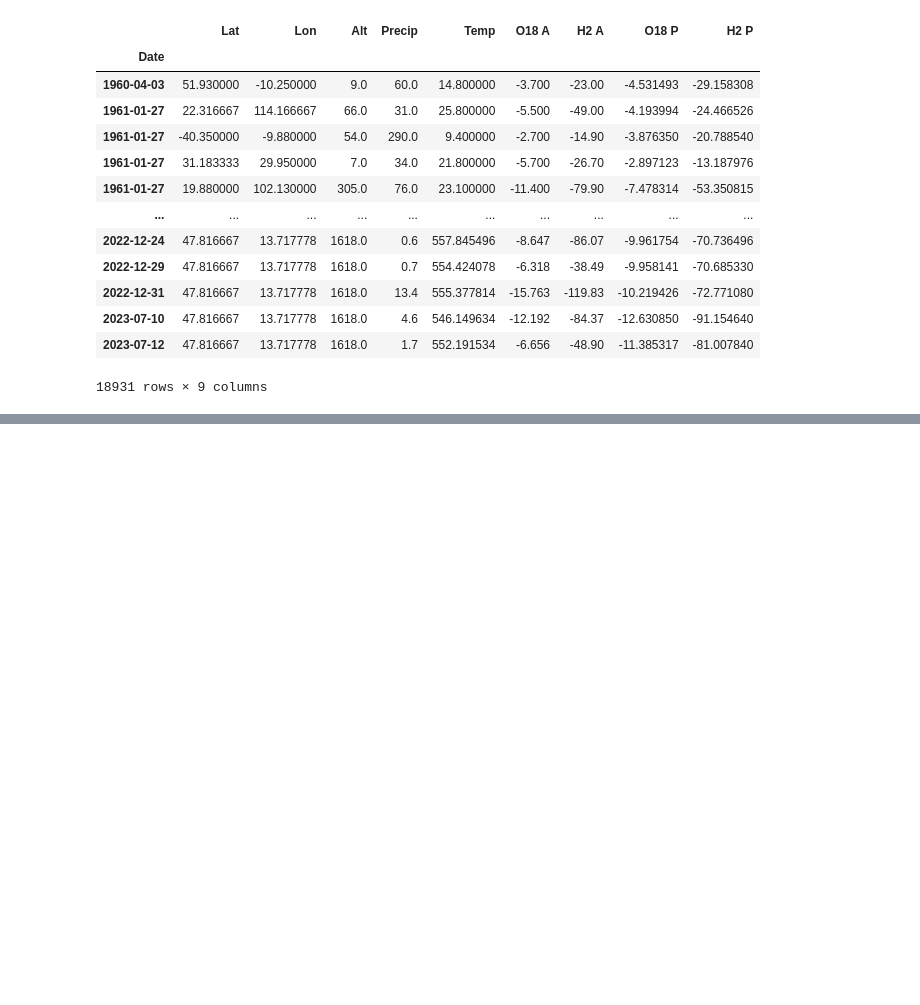
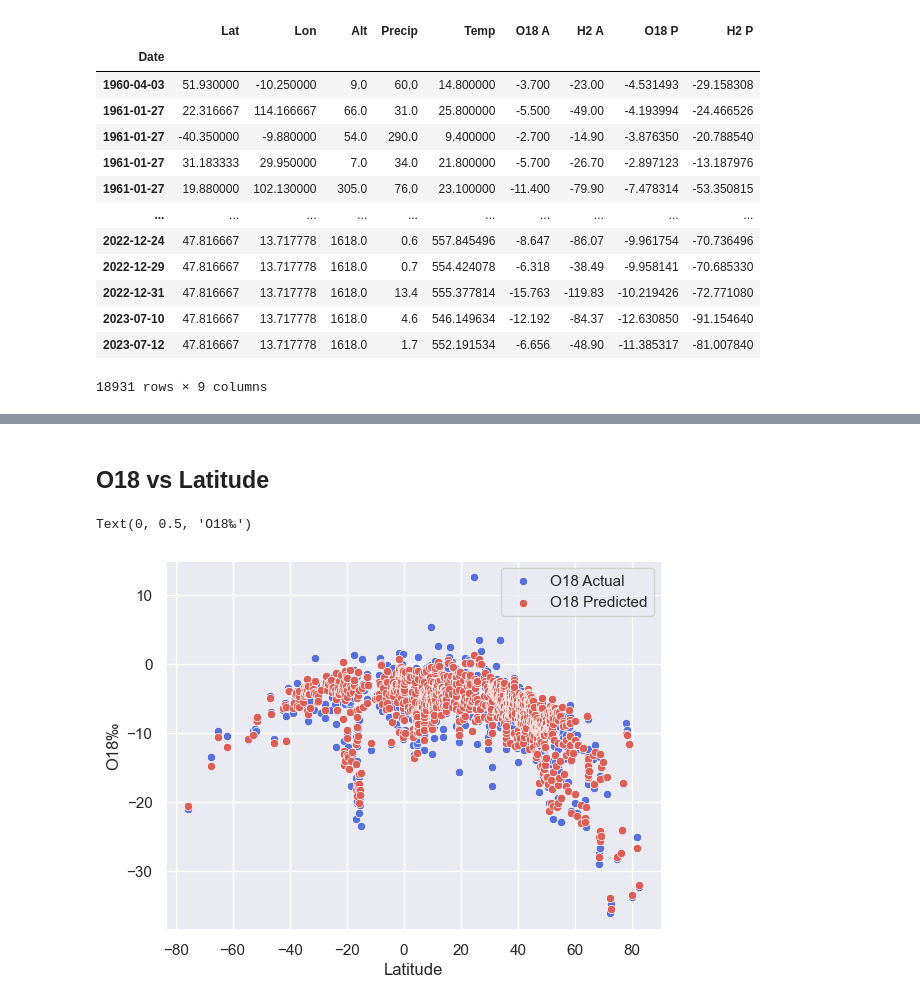
Before and after one commit to JaxtonGray/isoNet_Models, a Jupyter notebook: Stats/Stats_Model_1.ipynb, the cells around one changed output, grey strips where cells are left out. Cells and saved outputs as stored; diff of their text form; code cells hidden in the pictures; blank space fills up the shorter version.

Commit message:
Stats!

```diff
--- a/Stats/Stats_Model_1.ipynb
+++ b/Stats/Stats_Model_1.ipynb
@@ -15,0 +19,6 @@ import pandas as pd
+# %%
+# Set the style of the visualization
+sns.set_theme(style="darkgrid", palette="hls")
+palette = sns.color_palette("hls", 8)
+
+palette
@@ -19,7 +39,7 @@ modelNum = 1
 # %% [markdown]
 # Data Loading
 # %%
-df = pd.read_csv(f'../Models/Model_1/Model_{modelNum}_TestData.csv')
+df = pd.read_csv(f'../Models/Model_{modelNum}/Model_{modelNum}_TestData.csv')
 df.head()
 # %% [output]
 |  | Lat | Lon | Alt | Precip (mm) | Temp (°C) | Year | JulianDaySin | O18 (‰) Actual | ... |
@@ -79,9 +99,3 @@ df
 | 2023-07-10 | 47.816667 | 13.717778 | 1618.0 | 4.6 | 546.149634 | -12.192 | -84.37 | -12.630850 | -91.154640 |
 | 2023-07-12 | 47.816667 | 13.717778 | 1618.0 | 1.7 | 552.191534 | -6.656 | -48.90 | -11.385317 | -81.007840 |
 18931 rows × 9 columns
-# %%
-# Calculate the RMSE for each column
-from sklearn.metrics import mean_squared_error
-df['RMSE_O18'] = np.sqrt(mean_squared_error(df['O18 A'], df['O18 P']))
-df['RMSE_H2'] = np.sqrt(mean_squared_error(df['H2 A'], df['H2 P']))
-df
@@ -146,6 +121,3 @@ dfStats.columns = [
     'H2 A_mean', 'H2 A_std',
     'H2 P_mean', 'H2 P_std'
 ]
-dfStats.set_index(['Lat', 'Lon'], inplace=True)
-
-dfStats.merge(correlations, on=['Lat', 'Lon'])
@@ -166,0 +128,15 @@ dfStats.merge(correlations, on=['Lat', 'Lon'])
+# %% [markdown]
+## O18 vs Latitude
+# %%
+# Scatter plots of O18 Actual vs Predicted
+plt.clf()
+sns.scatterplot(data=dfStats, x='Lat', y='O18 A_mean', color=palette[5], label='O18 Actual')
+sns.scatterplot(data=dfStats, x='Lat', y='O18 P_mean', color=palette[0], label='O18 Predicted')
+
+# Graph settings
+plt.legend()
+plt.xlabel('Latitude')
+plt.ylabel('O18\u2030')
+# %% [output]
+Text(0, 0.5, 'O18‰')
+[figure, added]
```
Also changed, not shown: parts of 28 cells of this notebook, 4 other files.
